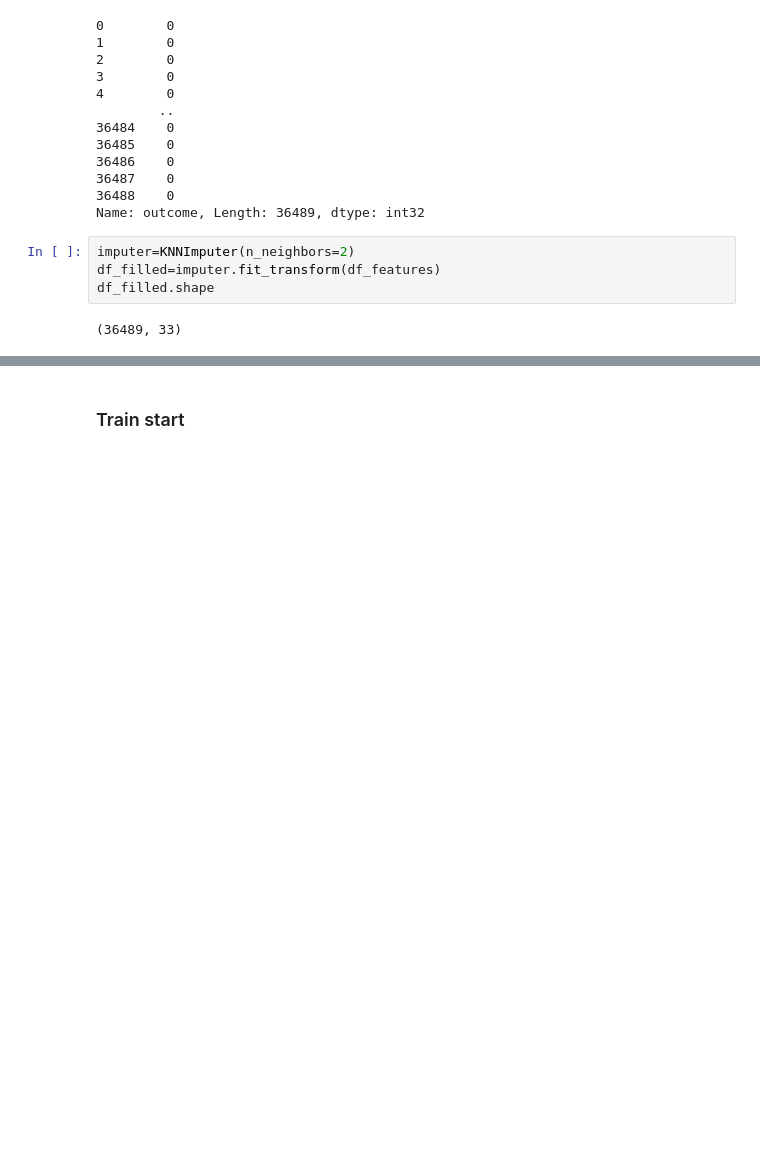
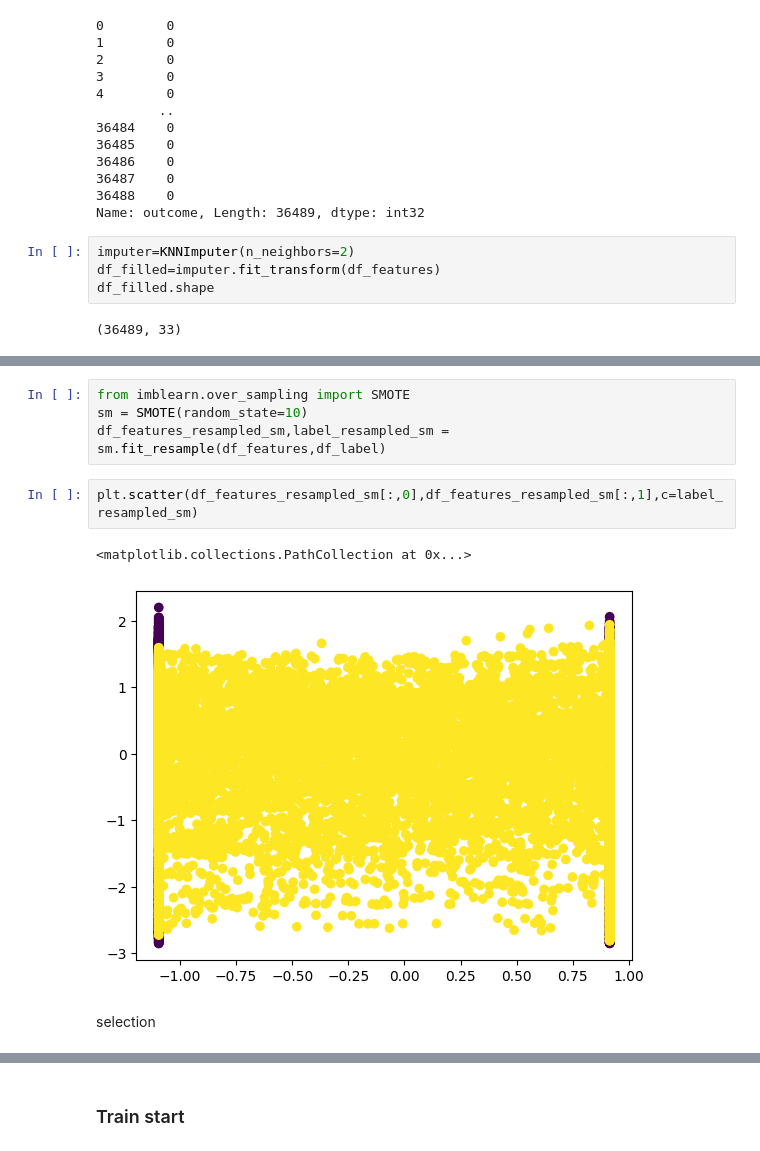
Before and after one commit to SherryAxleng/SPH6004, a Jupyter notebook: assignment_lxl.ipynb, the cells around one changed output, grey strips where cells are left out. Cells and saved outputs as stored; diff of their text form; blank space fills up the shorter version.

```diff
--- a/assignment_lxl.ipynb
+++ b/assignment_lxl.ipynb
@@ -136,0 +254,11 @@ df_filled.shape
+# %%
+from imblearn.over_sampling import SMOTE
+sm = SMOTE(random_state=10)
+df_features_resampled_sm,label_resampled_sm = sm.fit_resample(df_features,df_label)
+# %%
+plt.scatter(df_features_resampled_sm[:,0],df_features_resampled_sm[:,1],c=label_resampled_sm)
+# %% [output]
+<matplotlib.collections.PathCollection at 0x...>
+[figure, added]
+# %% [markdown]
+selection
```
Also changed, not shown: parts of 75 cells of this notebook.
